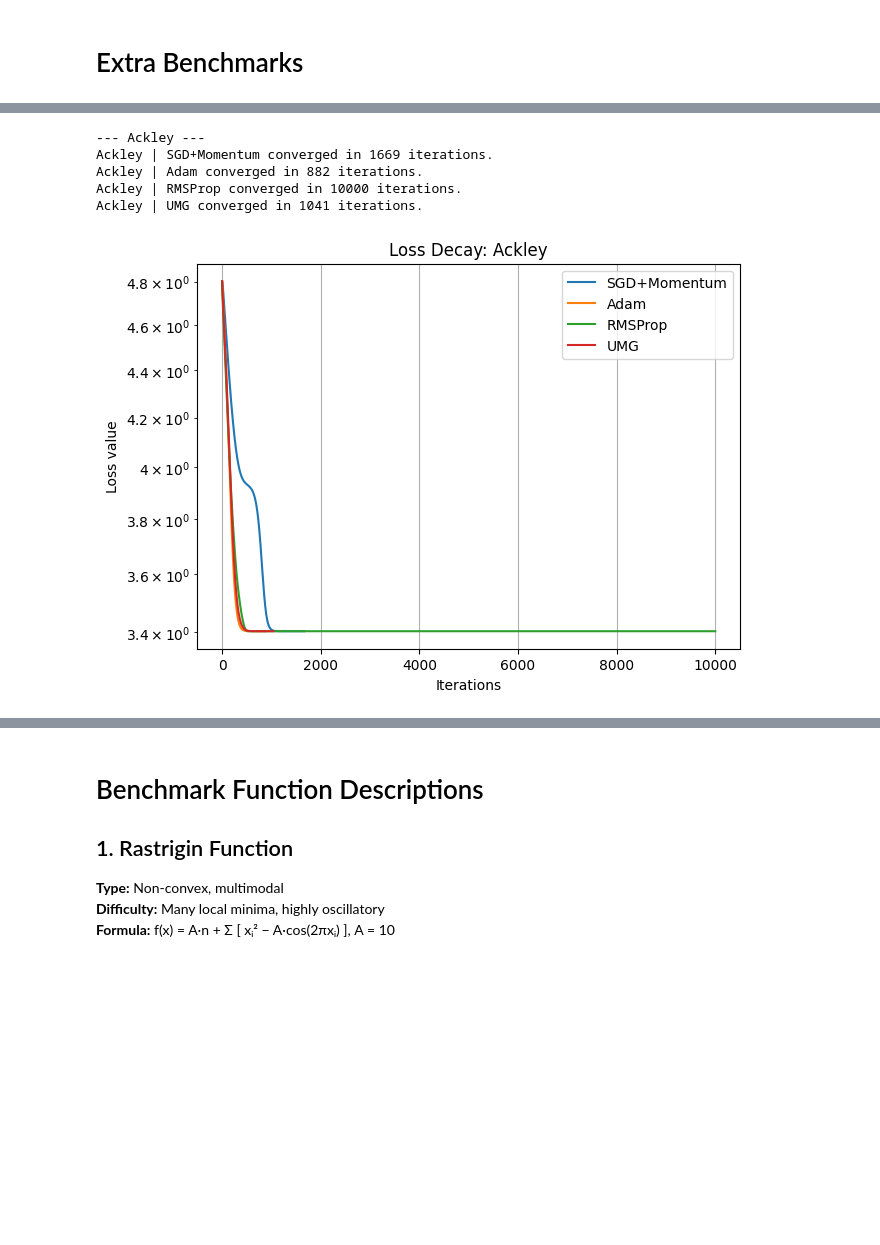
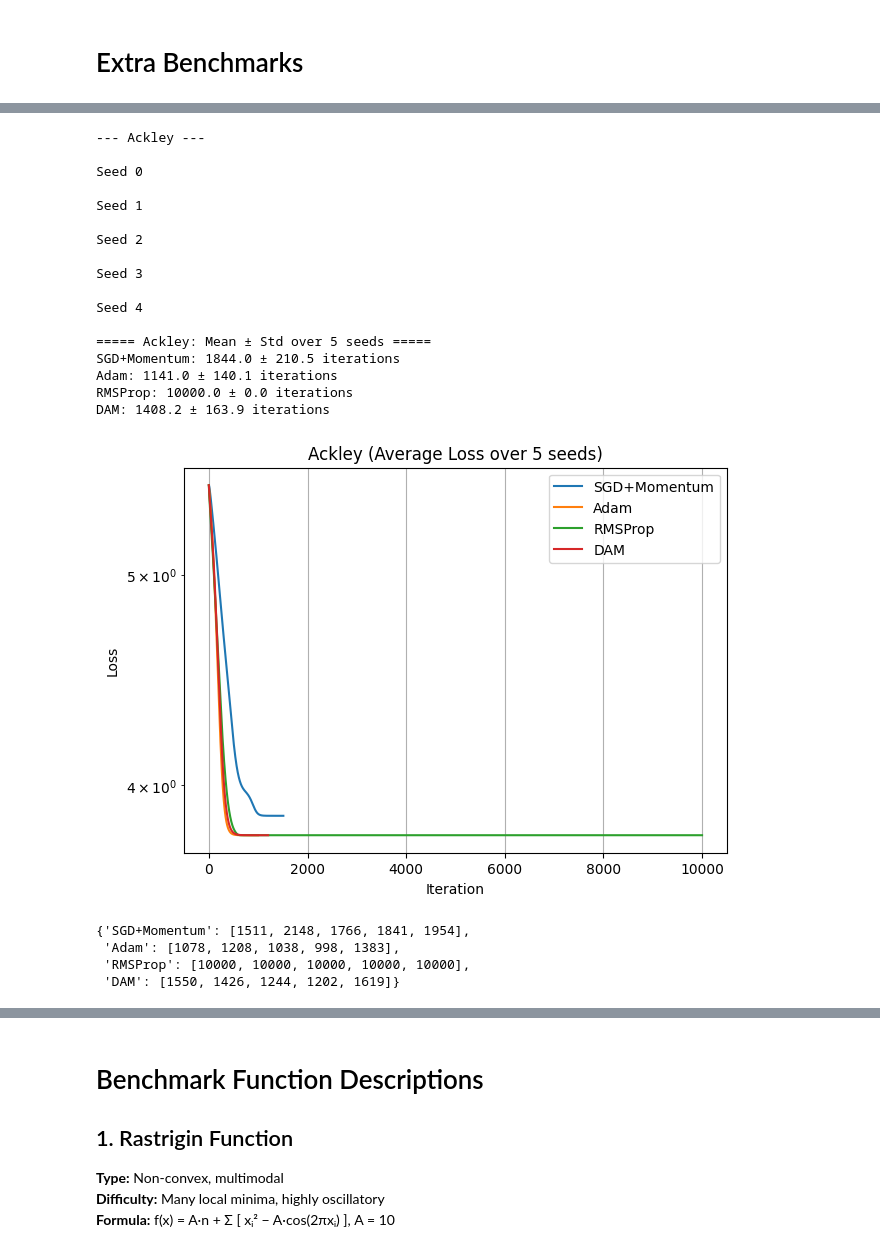
Before and after one commit to kalikaruto/custom-optimizer, a Jupyter notebook: benchmarks.ipynb, the cells around one changed output, grey strips where cells are left out. Drawn from its saved outputs; the diff is of its cells as text; code cells hidden in the pictures; blank space fills up the shorter version.

```diff
--- a/benchmarks.ipynb
+++ b/benchmarks.ipynb
@@ -307,16 +422,20 @@ def sgd_momentum(f, grad_f, x0, lr=0.01, beta=0.9, tol=1e-6, max_iter=5000):
 # 5. Rastrigin
 # ============================================================
 print("\n--- Rastrigin ---")
-x0 = np.random.randn(10)
-
 optimizers = {
-    "SGD+Momentum": lambda f, g, x0=x0: sgd_momentum(f, g, x0, lr=0.001, tol=1e-4),
-    "Adam": lambda f, g, x0=x0: adam(f, g, x0, lr=0.001, tol=1e-4),
-    "RMSProp": lambda f, g, x0=x0: rmsprop(f, g, x0, lr=0.001, tol=1e-4),
-    "UMG": lambda f, g, x0=x0: umg(f, g, x0, lr=0.001, tol=1e-4)
+    "SGD+Momentum": lambda f, g, x0: sgd_momentum(f, g, x0, lr=0.001, beta=0.9, tol=1e-6),
+    "Adam": lambda f, g, x0: adam(f, g, x0, lr=0.001, beta1=0.9, beta2=0.999, tol=1e-6),
+    "RMSProp": lambda f, g, x0: rmsprop(f, g, x0, lr=0.001, beta=0.9, tol=1e-6),
+    "DAM": lambda f, g, x0: dam(f, g, x0, lr=0.001, beta1=0.9, beta2=0.999, tol=1e-6)
 }
-
-run_and_plot(rastrigin_f, rastrigin_grad,
-             x0, optimizers, tol=1e-4, f_name="Rastrigin")
+run_multiple_seeds(
+    rastrigin_f,
+    rastrigin_grad,
+    dim_or_x0=10,          # random 10D x0 each seed
+    optimizers=optimizers,
+    tol=1e-4,
+    f_name="Rastrigin",
+    n_seeds=5
+)
 # %% [output]
 --- Rastrigin ---
@@ -328,27 +463,47 @@ Rastrigin | UMG converged in 1415 iterations.
 # %%
 
 # ============================================================
 # 6. Ackley
 # ============================================================
 print("\n--- Ackley ---")
-x0 = np.random.randn(10)
-
 optimizers = {
-    "SGD+Momentum": lambda f, g, x0=x0: sgd_momentum(f, g, x0, lr=0.001, tol=1e-4),
-    "Adam": lambda f, g, x0=x0: adam(f, g, x0, lr=0.001, tol=1e-4),
-    "RMSProp": lambda f, g, x0=x0: rmsprop(f, g, x0, lr=0.001, tol=1e-4),
-    "UMG": lambda f, g, x0=x0: umg(f, g, x0, lr=0.001, tol=1e-4)
+    "SGD+Momentum": lambda f, g, x0: sgd_momentum(f, g, x0, lr=0.001, beta=0.9, tol=1e-6),
+    "Adam": lambda f, g, x0: adam(f, g, x0, lr=0.001, beta1=0.9, beta2=0.999, tol=1e-6),
+    "RMSProp": lambda f, g, x0: rmsprop(f, g, x0, lr=0.001, beta=0.9, tol=1e-6),
+    "DAM": lambda f, g, x0: dam(f, g, x0, lr=0.001, beta1=0.9, beta2=0.999, tol=1e-6)
 }
-
-run_and_plot(ackley_f, ackley_grad,
-             x0, optimizers, tol=1e-4, f_name="Ackley")
+run_multiple_seeds(
+    ackley_f,
+    ackley_grad,
+    dim_or_x0=10,         # random 10D x0 per seed
+    optimizers=optimizers,
+    tol=1e-4,
+    f_name="Ackley",
+    n_seeds=5
+)
 # %% [output]
 --- Ackley ---
-Ackley | SGD+Momentum converged in 1669 iterations.
-Ackley | Adam converged in 882 iterations.
-Ackley | RMSProp converged in 10000 iterations.
-Ackley | UMG converged in 1041 iterations.
+
+Seed 0
+
+Seed 1
+
+Seed 2
+
+Seed 3
+
+Seed 4
+
+===== Ackley: Mean ± Std over 5 seeds =====
+SGD+Momentum: 1844.0 ± 210.5 iterations
+Adam: 1141.0 ± 140.1 iterations
+RMSProp: 10000.0 ± 0.0 iterations
+DAM: 1408.2 ± 163.9 iterations
-[figure, old version]
+[figure, new version]
+{'SGD+Momentum': [1511, 2148, 1766, 1841, 1954],
+ 'Adam': [1078, 1208, 1038, 998, 1383],
+ 'RMSProp': [10000, 10000, 10000, 10000, 10000],
+ 'DAM': [1550, 1426, 1244, 1202, 1619]}
 # %%
 
 # ============================================================
```
Also changed, not shown: parts of 6 cells of this notebook, 2 other files.
